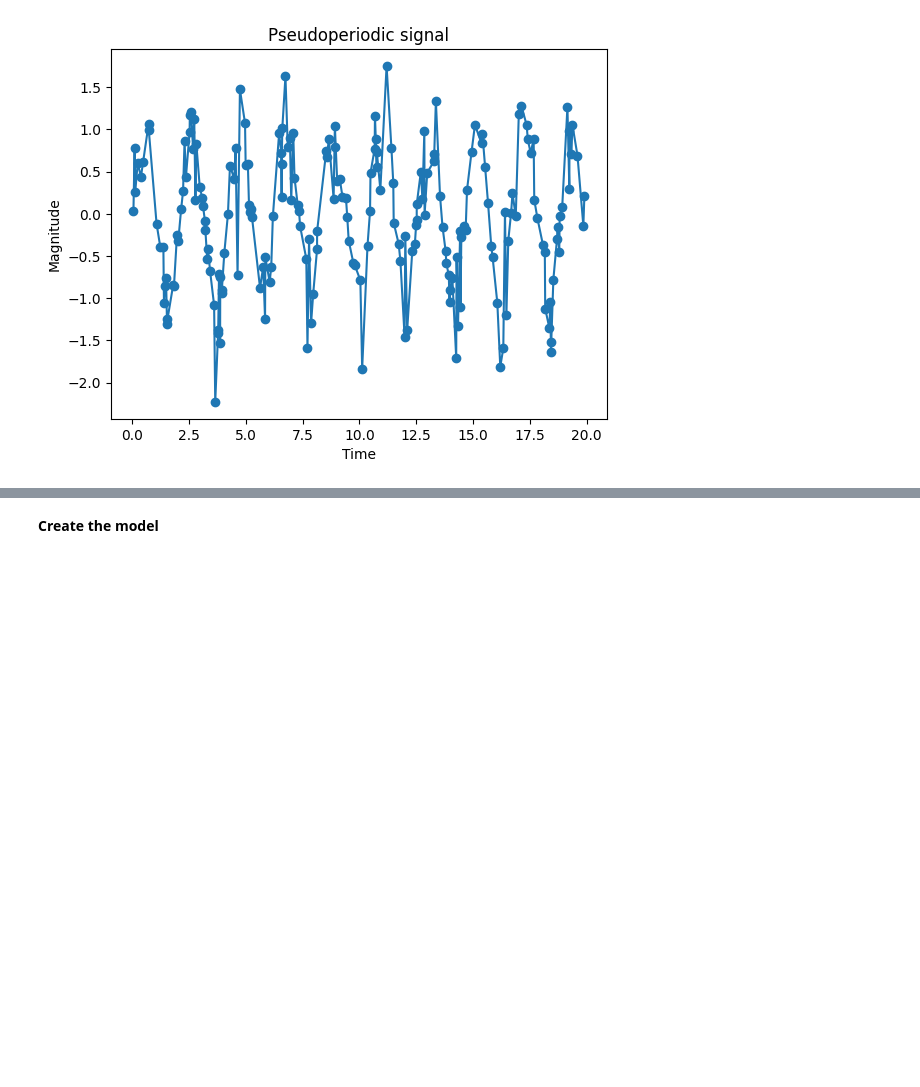
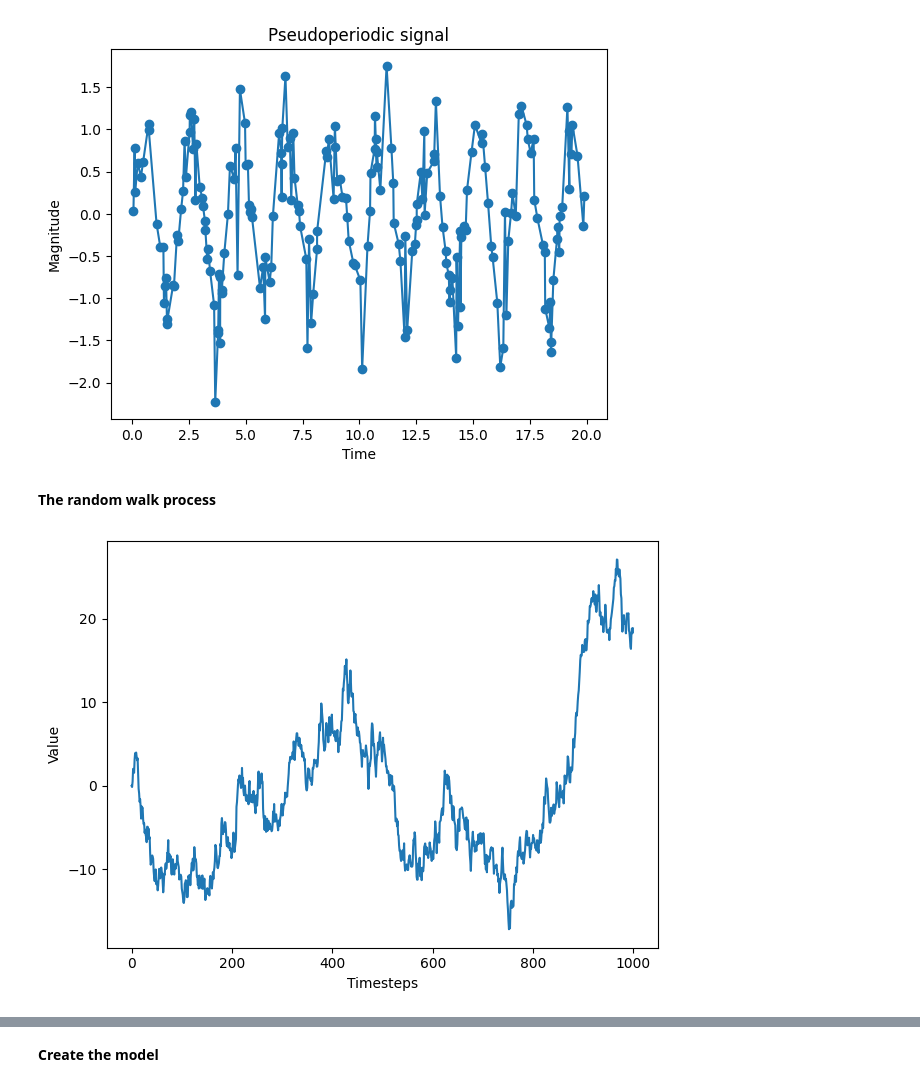
Before and after one commit to AleksandrMorozov123/Time-series-theory, a Jupyter notebook: time-series-forecasting.ipynb, the cells around one changed output, grey strips where cells are left out. Drawn from its saved outputs; the diff is of its cells as text; code cells hidden in the pictures; blank space fills up the shorter version.

```diff
--- a/time-series-forecasting.ipynb
+++ b/time-series-forecasting.ipynb
@@ -205,3 +205,19 @@ plt.title ('Pseudoperiodic signal')
 # %% [output]
 Text(0.5, 1.0, 'Pseudoperiodic signal')
 [figure]
+# %% [markdown]
+**The random walk process**
+# %%
+np.random.seed (42)
+steps = np.random.standard_normal (1000)
+steps [0] = 0
+random_walk = np.cumsum (steps)
+
+fig, ax = plt.subplots ()
+ax.plot (random_walk)
+ax.set_xlabel ('Timesteps')
+ax.set_ylabel ('Value')
+
+plt.tight_layout ()
+# %% [output]
+[figure, added]
```
Also changed, not shown: parts of 7 cells of this notebook.
